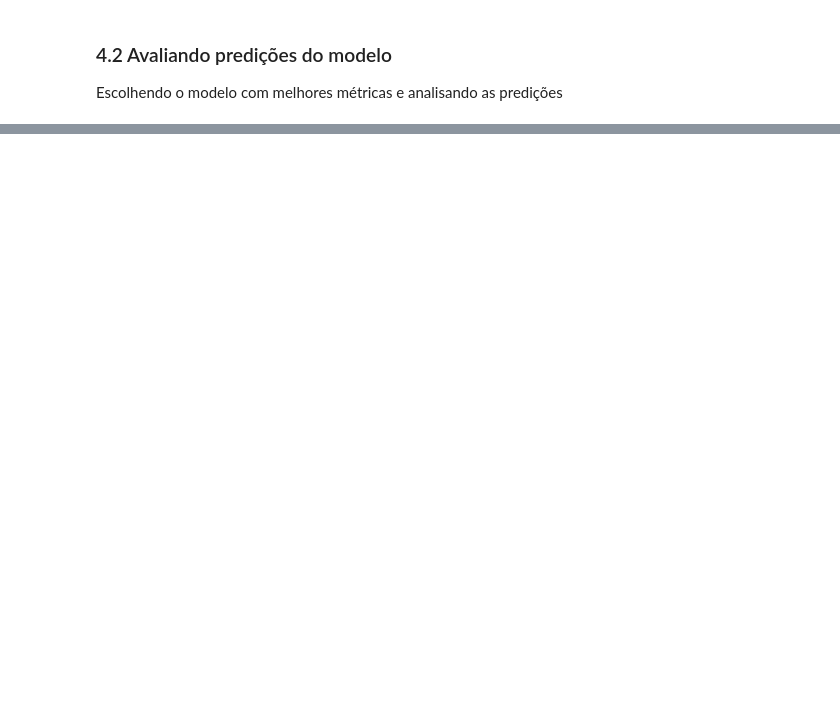
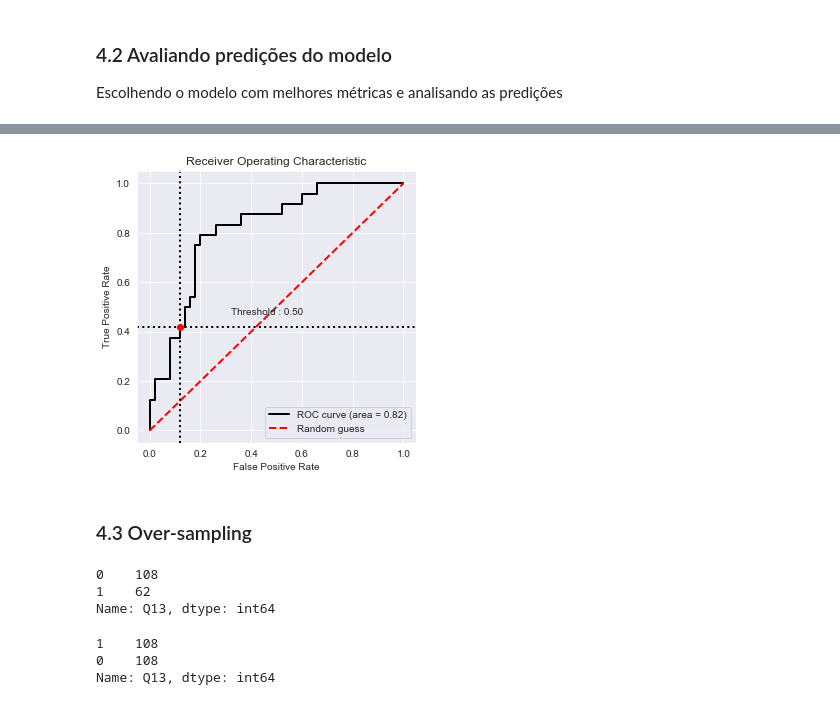
Before and after one commit to claytonrm/AnalisePreditivaSuicidio, a Jupyter notebook: AnalisePreditivaSuicidio.ipynb, the cells around one changed output, grey strips where cells are left out. Drawn from its saved outputs; the diff is of its cells as text; code cells hidden in the pictures; blank space fills up the shorter version.

```diff
--- a/AnalisePreditivaSuicidio.ipynb
+++ b/AnalisePreditivaSuicidio.ipynb
@@ -34,0 +43,22 @@ pd.set_option('display.max_columns', 100)
+# %%
+def plot_roc_curve(ytest, predicted_yproba, figure_name):
+    %matplotlib inline
+    bc = BinaryClassification(ytest, predicted_yproba, labels=["Classe 0", "Classe 1"])
+    plt.figure(figsize=(5,5))
+    bc.plot_roc_curve()
+    plt.savefig(figure_name)
+    plt.show()
+
+
+def plot_resampling_comparing(confusion_matriz_os, confusion_matriz_us, figure_name):
+    fig = plt.figure(figsize=(10,4))
+
+    ax0 = fig.add_subplot(121)
+    ax0.set_title('Oversampling')
+    ax1 = fig.add_subplot(122)
+    ax1.set_title('Undersampling')
+
+    sns.heatmap(confusion_matriz_os, annot=True, cmap=sns.light_palette("black"), ax=ax0)
+    sns.heatmap(confusion_matriz_us, annot=True, cmap=sns.light_palette("black"), ax=ax1)
+
+    plt.savefig(figure_name)
@@ -1050,7 +1083,7 @@ Index(['Q1', 'Q10', 'Q19', 'Q9_PROCESSADO', 'Q11_T2', 'Q11_T4', 'Q12_N1',
 # %%
 X = featured_df
 # %%
-X_train, X_test, y_train, y_test = train_test_split(X, y, test_size=0.2)
+X_train, X_test, y_train, y_test = train_test_split(X, y, test_size=0.3, random_state=17)
 # %%
 print("Full Dataset:", X.shape)
 print("Treinamento:", X_train.shape)
@@ -1109,9 +1144,14 @@ for key, classifier in classifiers.items():
 Escolhendo o modelo com melhores métricas e analisando as predições
 # %%
 # Escolhendo o modelo com melhor acurácia
-rf = classifiers['LogisticRegression']
+lr = classifiers['LogisticRegression']
 # %%
 #rf.predict(X_train)
 
-predicted_y_proba = rf.predict_proba(X_test)[:, 1]
-predicted_y = rf.predict(X_test)
+predicted_y_proba = lr.predict_proba(X_test)[:, 1]
+predicted_y = lr.predict(X_test)
+
+lr_mc = confusion_matrix(y_test, predicted_y)
+
+sns.heatmap(lr_mc, annot=True, cmap=sns.light_palette("black"))
+plt.savefig('confusion_matriz_lr.png')
@@ -1132,0 +1169,6 @@ plt.show()
+# %%
+plot_roc_curve(y_test, predicted_y_proba, 'roc_curve_lr.png')
+# %% [output]
+[figure, added]
+# %% [markdown]
+### 4.3 Over-sampling
@@ -1132,0 +1177,6 @@ plt.show()
+# %%
+y_train.value_counts()
+# %% [output]
+0    108
+1    62
+Name: Q13, dtype: int64
@@ -1132,0 +1186,6 @@ plt.show()
+# %%
+y_res.value_counts()
+# %% [output]
+1    108
+0    108
+Name: Q13, dtype: int64
```
Also changed, not shown: parts of 73 cells of this notebook.
